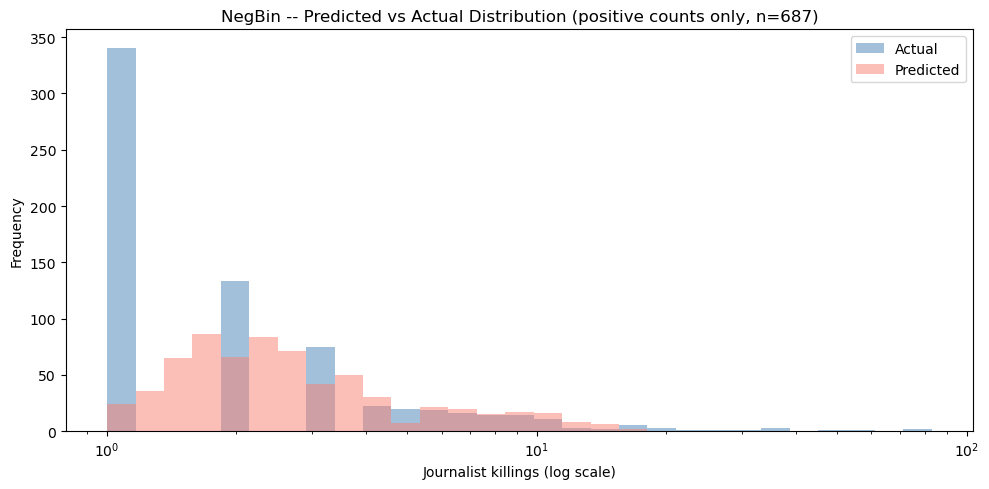
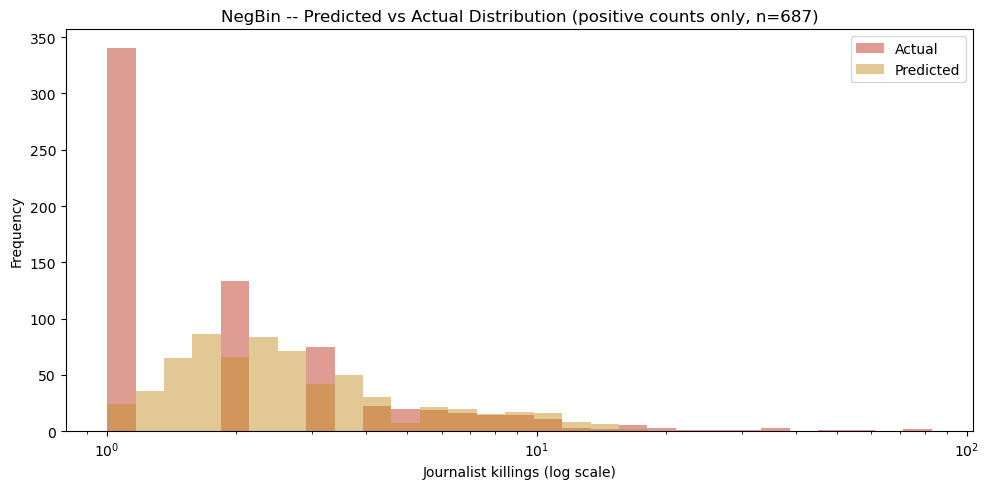
The change to this notebook cell's code, shown as a diff; its figure went from the first image to the second:
--- before
+++ after
@@ -2,6 +2,6 @@
 fig, ax = plt.subplots(figsize=(10, 5))
 bins = np.logspace(0, np.log10(max(y_nb.max(), nb_preds.max()) + 1), 30)
-ax.hist(y_nb,     bins=bins, alpha=0.5, label='Actual',    color='steelblue')
-ax.hist(nb_preds, bins=bins, alpha=0.5, label='Predicted', color='salmon')
+ax.hist(y_nb,     bins=bins, alpha=0.5, label='Actual',    color=RED)
+ax.hist(nb_preds, bins=bins, alpha=0.5, label='Predicted', color=GOLD)
 ax.set_xscale('log')
 ax.set_xlabel('Journalist killings (log scale)')

Commit: fixed up neocolonial stuff